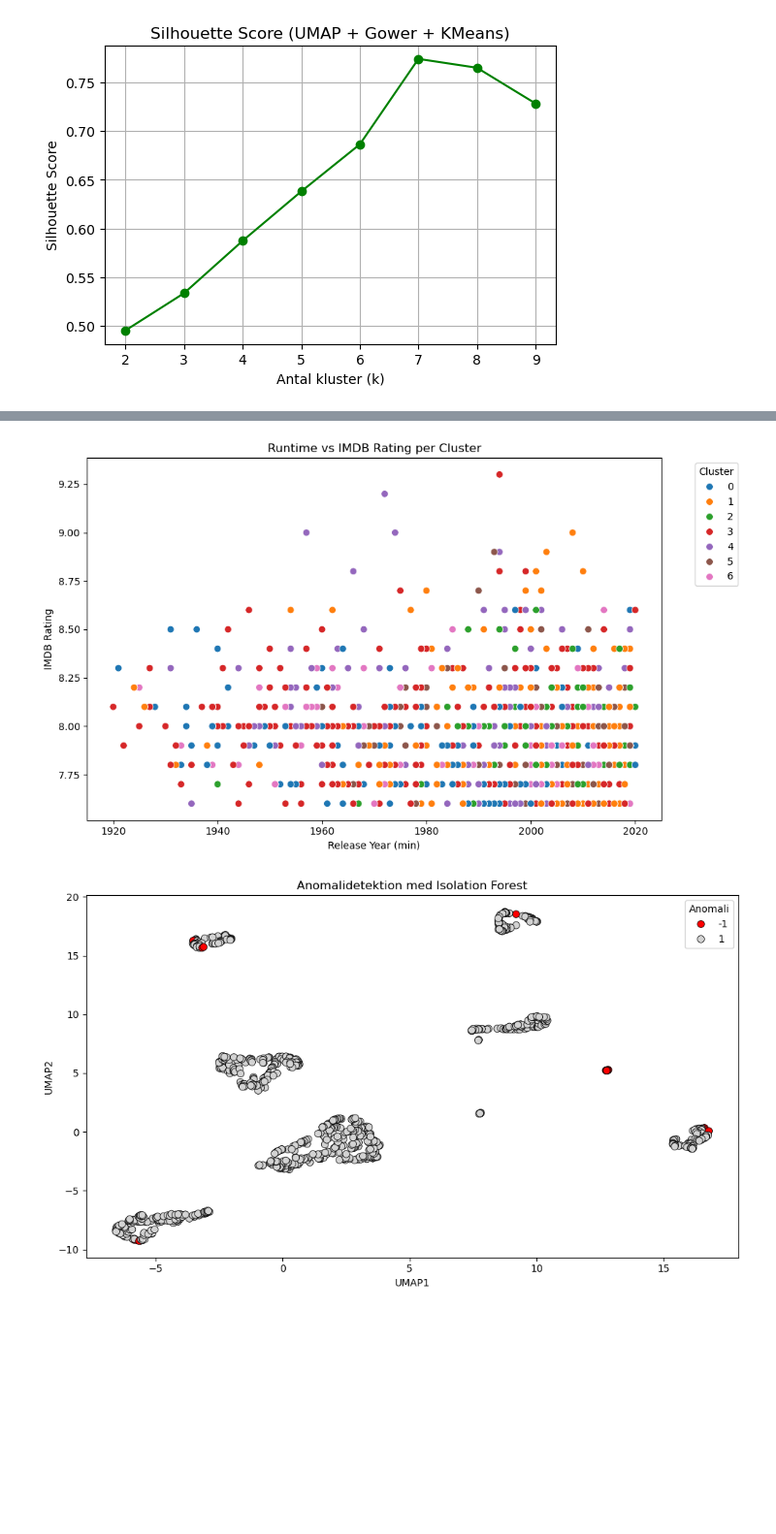
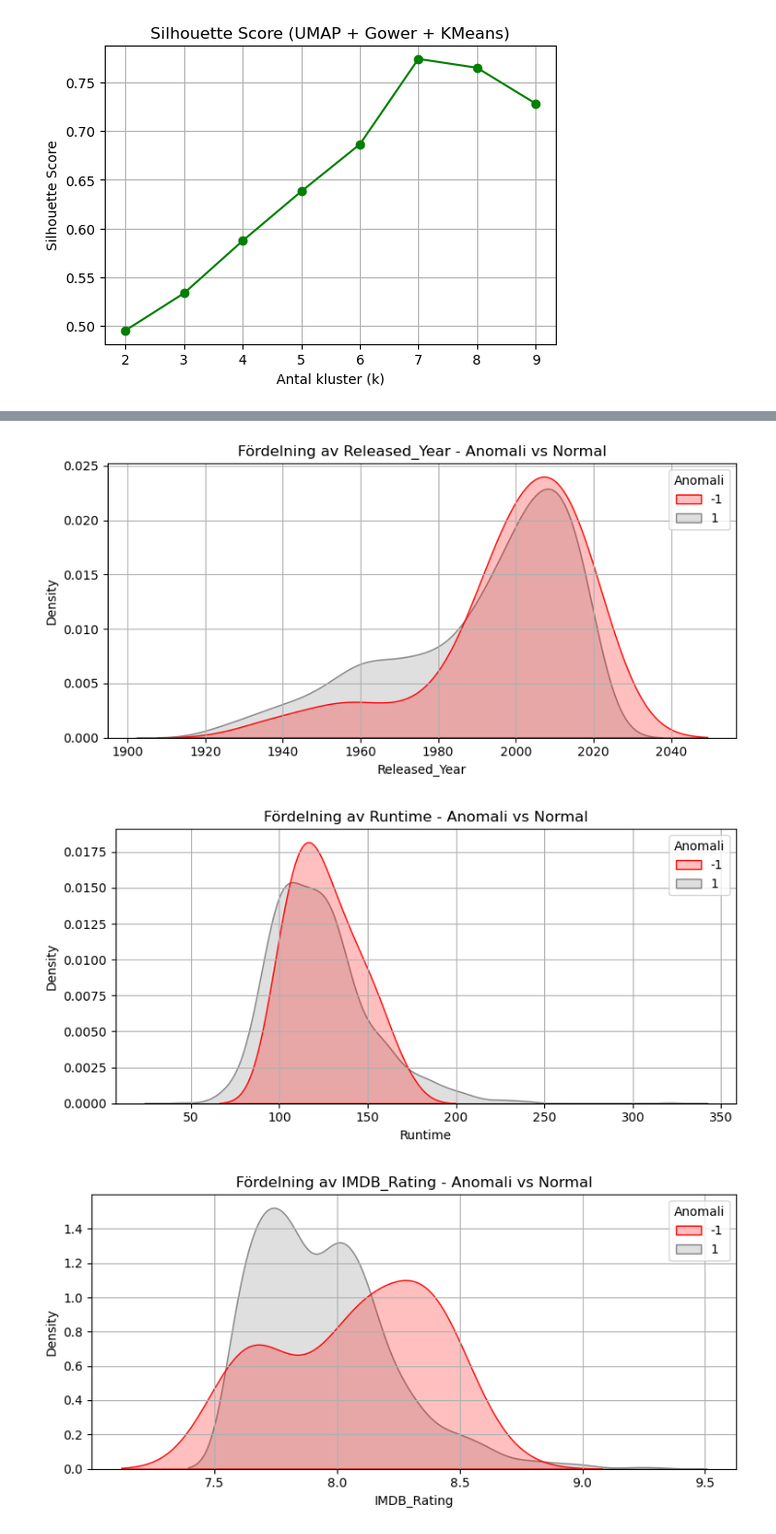
Before and after one commit to Abbekf/first-unsupervised, a Jupyter notebook: main.ipynb, the cells around one changed output, grey strips where cells are left out. Shown at 97% size. Drawn from its saved outputs; the diff is of its cells as text; code cells hidden in the pictures; blank space fills up the shorter version.

```diff
--- a/main.ipynb
+++ b/main.ipynb
@@ -234,45 +229,14 @@ plt.show()
 # %%
-import seaborn as sns
-import matplotlib.pyplot as plt
+import plotly.express as px
 
-# === Plot Runtime vs IMDB_Rating med klusterfärger ===
-plt.figure(figsize=(10, 6))
-sns.scatterplot(
-    data=df,
+fig = px.scatter(
+    df,
     x='Released_Year',
     y='IMDB_Rating',
-    hue='Cluster',  # Färga baserat på kluster
-    palette='tab10',
-    s=50
+    color='Cluster',
+    hover_data=['Series_Title', 'Genre', 'Runtime'],
+    title="Released Year vs IMDB Rating per Cluster (med filmtitlar)",
+    width=900,
+    height=600
 )
-plt.title("Runtime vs IMDB Rating per Cluster")
-plt.xlabel("Release Year (min)")
-plt.ylabel("IMDB Rating")
-plt.legend(title="Cluster", bbox_to_anchor=(1.05, 1), loc="upper left")
-plt.tight_layout()
-plt.show()
+fig.show()
-# %% [output]
-[figure, removed]
-# %%
-from sklearn.ensemble import IsolationForest
-
-# === 1. Isolation Forest ===
-iso = IsolationForest(contamination=0.03, random_state=42)
-df['Anomali'] = iso.fit_predict(embedding)  # -1 = anomalier, 1 = normal
-
-# === 2. Visualisering i UMAP-plot ===
-plt.figure(figsize=(10, 6))
-sns.scatterplot(
-    data=df,
-    x='UMAP1', y='UMAP2',
-    hue='Anomali',
-    palette={1: 'lightgrey', -1: 'red'},
-    s=50,
-    edgecolor='black'
-)
-plt.title("Anomalidetektion med Isolation Forest")
-plt.legend(title="Anomali", loc='upper right')
-plt.tight_layout()
-plt.show()
-# %% [output]
-[figure, removed]
@@ -278,0 +258,22 @@ plt.show()
+# %%
+# Täthetsplot för att jämföra distribution mellan anomalier och normal data
+# Denna plot visar om anomalierna t.ex. har högre betyg, är äldre, eller har udda längd jämfört med resten.
+
+for col in ['Released_Year', 'Runtime', 'IMDB_Rating']:
+    plt.figure(figsize=(8, 4))
+    sns.kdeplot(
+        data=df,
+        x=col,
+        hue='Anomali',
+        common_norm=False,
+        fill=True,
+        palette={-1: 'red', 1: 'grey'}
+    )
+    plt.title(f"Fördelning av {col} - Anomali vs Normal")
+    plt.grid(True)
+    plt.tight_layout()
+    plt.show()
+# %% [output]
+[figure, added]
+[figure, added]
+[figure, added]
```
Also changed, not shown: parts of 7 cells of this notebook.
